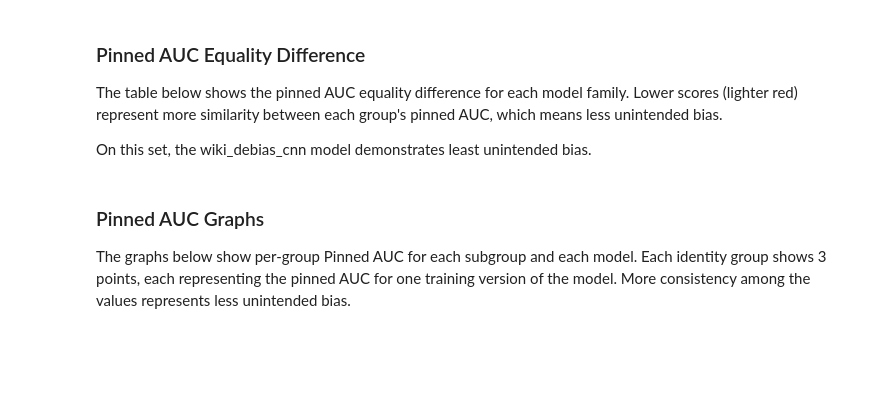
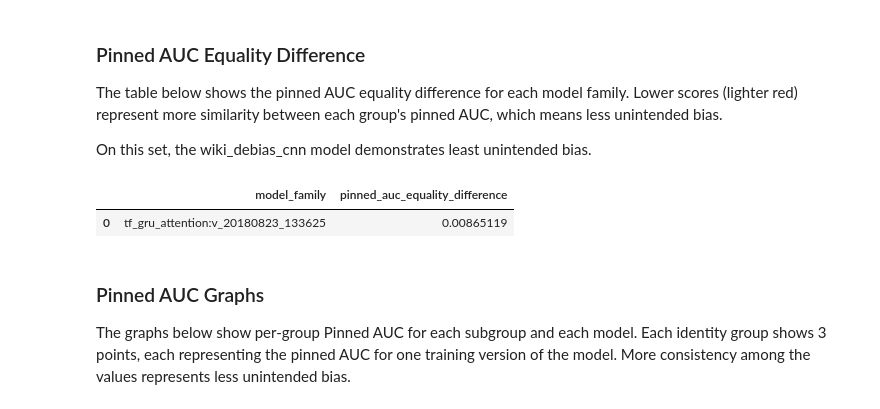
Before and after one commit to conversationai/conversationai-models, a Jupyter notebook: model_evaluation/jigsaw_evaluation_pipeline.ipynb, the cells around one changed output. Saved outputs shown, nothing was run; the diff lists cells and outputs as text; code cells hidden in the pictures; blank space fills up the shorter version.

Commit message:
Adding the model_export

```diff
--- a/model_evaluation/jigsaw_evaluation_pipeline.ipynb
+++ b/model_evaluation/jigsaw_evaluation_pipeline.ipynb
@@ -501,0 +259,3 @@ for subfamily in MODEL_FAMILIES:
+# %%
+dataset_bias = Dataset(input_fn_bias)
+dataset_bias.load_data(SIZE_PERFORMANCE_DATA_SET)
@@ -501,0 +264,2 @@ for subfamily in MODEL_FAMILIES:
+# %%
+dataset_bias.add_model_prediction_to_data(model, tf_record_path_pattern=TF_RECORD_BIAS_PATTERN)
@@ -501,0 +292,2 @@ for subfamily in MODEL_FAMILIES:
+# %%
+test_bias_df = dataset_bias.show_data()
@@ -508,3 +317,5 @@ test_bias_df.head()
+# %%
+MODEL_FAMILIES = [MODEL_NAMES]
 # %% [markdown]
 ## Performance metrics
 # %% [markdown]
@@ -564,10 +380,13 @@ On this set, the wiki_debias_cnn model demonstrates least unintended bias.
 # %%
 eq_diff = model_bias_analysis.per_subgroup_auc_diff_from_overall(
-    test_bias_df, terms, MODEL_FAMILIES, squared_error=True)
-# sort to guarantee deterministic output
+    test_bias_df, terms, MODEL_FAMILIES, squared_error=True, normed_auc=True)
+# sort to guarantee determi7nistic output
 eq_diff.sort_values(by=['model_family'], inplace=True)
 eq_diff.reset_index(drop=True, inplace=True)
 eq_diff.style.background_gradient(cmap=cm)
+# %% [output]
+|  | model_family | pinned_auc_equality_difference |
+| 0 | tf_gru_attention:v_20180823_133625 | 0.00865119 |
 # %% [markdown]
 ### Pinned AUC Graphs
 The graphs below show per-group Pinned AUC for each subgroup and each model. Each
```
Also changed, not shown: parts of 70 cells of this notebook, 6 other files.
